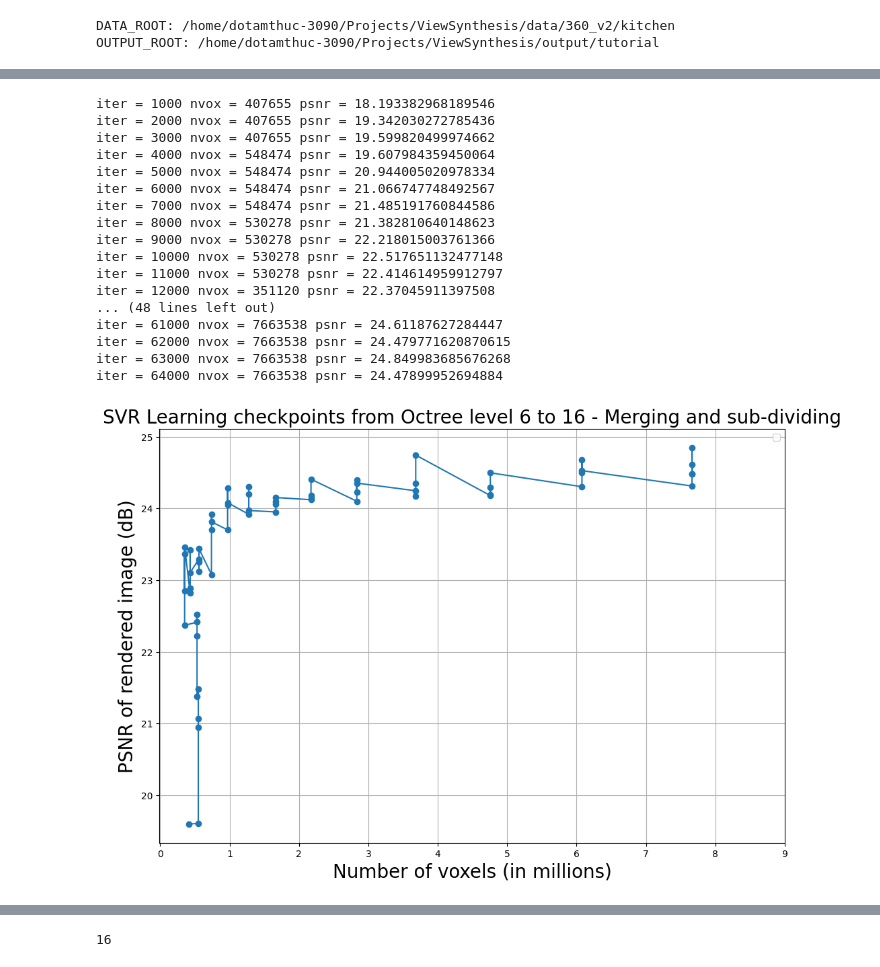
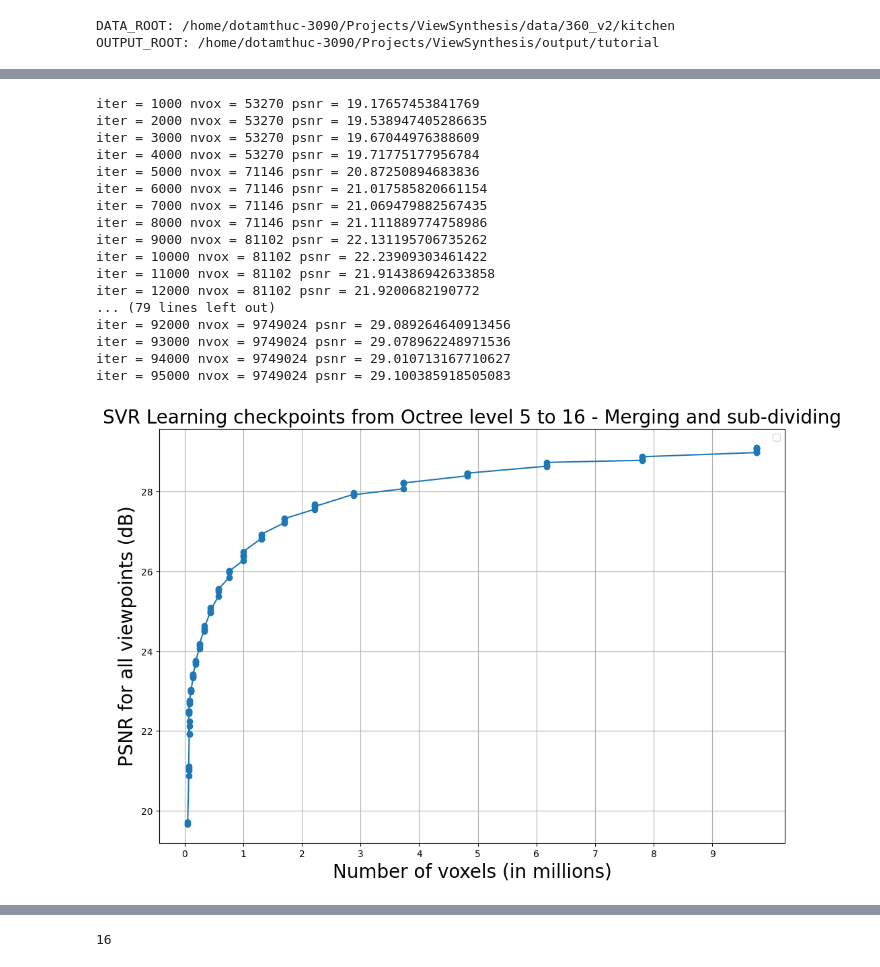
Before and after one commit to tamthuc1995/Differentiable3DPC-Decompression-and-Rendering, a Jupyter notebook: notebooks/003-learn-3D-scene.ipynb, the cells around one changed output, grey strips where cells are left out. Cells and saved outputs as stored; diff of their text form; code cells hidden in the pictures.

```diff
--- a/notebooks/003-learn-3D-scene.ipynb
+++ b/notebooks/003-learn-3D-scene.ipynb
@@ -90,10 +100,10 @@ voxel_model = SparseVoxelModel(
     n_samp_per_vox=3,
     sh_degree=0,
     ss=1.5,
-    white_background=True,
-    black_background=False,
+    white_background=False,
+    black_background=True,
 )
-voxel_model.load_iteration("/home/dotamthuc-3090/Projects/ViewSynthesis/result/kitchen-v03", 63999)
+voxel_model.load_iteration("/home/dotamthuc-3090/Projects/ViewSynthesis/result/kitchen-v03", 95000)
 voxel_model.freeze_vox_geo()
 # %%
 view = test_cams[0]
@@ -112,60 +122,69 @@ def im_tensor2np(x):
         x = x.moveaxis(0, -1)
     return x.clamp(0, 1).mul(255).cpu().numpy().astype(np.uint8)
 
-
+# Init voxel model
+voxel_model = SparseVoxelModel(
+    n_samp_per_vox=3,
+    sh_degree=0,
+    ss=1.5,
+    white_background=False,
+    black_background=True,
+)
 
 list_num_vox = []
 list_psnr = []
-list_iters = range(1000, 65000, 1000)
+list_iters = range(1000, 96000, 1000)
 list_imgs = []
-view = test_cams[0]
-img_true = im_tensor2np(view.image)
 
 for iter in list_iters:
-    voxel_model.load_iteration("/home/dotamthuc-3090/Projects/ViewSynthesis/result/kitchen-v02", iter)
+    voxel_model.load_iteration("/home/dotamthuc-3090/Projects/ViewSynthesis/result/kitchen-v03", iter-1)
     voxel_model.freeze_vox_geo()
-    render_pkg = voxel_model.render(view, output_depth=False, output_normal=False, output_T=False)
-    rendered_img = im_tensor2np(render_pkg['color'].detach())
-    list_imgs.append(rendered_img)
 
-    mse = np.square(img_true/255 - rendered_img/255).mean()
-    psnr = -10 * np.log10(mse)
+    list_mse = []
+    for view in test_cams:
+        render_pkg = voxel_model.render(view, output_depth=False, output_normal=False, output_T=False)
+        rendered_img = im_tensor2np(render_pkg['color'].detach())
+        img_true = im_tensor2np(view.image)
+        mse = np.square(img_true/255 - rendered_img/255).mean()
+        list_mse.append(mse)
+
+    psnr = -10 * np.log10(np.mean(list_mse))
     nvox = voxel_model.num_voxels
     list_psnr.append(psnr)
     list_num_vox.append(nvox)
     print(f"iter = {iter} nvox = {nvox} psnr = {psnr}")
 # %% [output]
-iter = 1000 nvox = 407655 psnr = 18.193382968189546
-iter = 2000 nvox = 407655 psnr = 19.342030272785436
-iter = 3000 nvox = 407655 psnr = 19.599820499974662
-iter = 4000 nvox = 548474 psnr = 19.607984359450064
-iter = 5000 nvox = 548474 psnr = 20.944005020978334
-iter = 6000 nvox = 548474 psnr = 21.066747748492567
-iter = 7000 nvox = 548474 psnr = 21.485191760844586
-iter = 8000 nvox = 530278 psnr = 21.382810640148623
-iter = 9000 nvox = 530278 psnr = 22.218015003761366
-iter = 10000 nvox = 530278 psnr = 22.517651132477148
-iter = 11000 nvox = 530278 psnr = 22.414614959912797
-iter = 12000 nvox = 351120 psnr = 22.37045911397508
-... (48 lines left out)
-iter = 61000 nvox = 7663538 psnr = 24.61187627284447
-iter = 62000 nvox = 7663538 psnr = 24.479771620870615
-iter = 63000 nvox = 7663538 psnr = 24.849983685676268
-iter = 64000 nvox = 7663538 psnr = 24.47899952694884
+iter = 1000 nvox = 53270 psnr = 19.17657453841769
+iter = 2000 nvox = 53270 psnr = 19.538947405286635
+iter = 3000 nvox = 53270 psnr = 19.67044976388609
+iter = 4000 nvox = 53270 psnr = 19.71775177956784
+iter = 5000 nvox = 71146 psnr = 20.87250894683836
+iter = 6000 nvox = 71146 psnr = 21.017585820661154
+iter = 7000 nvox = 71146 psnr = 21.069479882567435
+iter = 8000 nvox = 71146 psnr = 21.111889774758986
+iter = 9000 nvox = 81102 psnr = 22.131195706735262
+iter = 10000 nvox = 81102 psnr = 22.23909303461422
+iter = 11000 nvox = 81102 psnr = 21.914386942633858
+iter = 12000 nvox = 81102 psnr = 21.9200682190772
+... (79 lines left out)
+iter = 92000 nvox = 9749024 psnr = 29.089264640913456
+iter = 93000 nvox = 9749024 psnr = 29.078962248971536
+iter = 94000 nvox = 9749024 psnr = 29.010713167710627
+iter = 95000 nvox = 9749024 psnr = 29.100385918505083
 # %%
 fig, ax = plt.subplots(figsize=(12, 8))
 
 ax.plot(np.array(list_num_vox[2:])/1e6, list_psnr[2:], "o-")
-ax.set_ylabel("PSNR of rendered image (dB)", fontsize=20)
+ax.set_ylabel("PSNR for all viewpoints (dB)", fontsize=20)
 ax.set_xlabel("Number of voxels (in millions)", fontsize=20)
 ax.set_xticks([0, 1, 2, 3, 4, 5, 6, 7, 8, 9])
 
-plt.title("SVR Learning checkpoints from Octree level 6 to 16 - Merging and sub-dividing", fontsize=20)
+plt.title("SVR Learning checkpoints from Octree level 5 to 16 - Merging and sub-dividing", fontsize=20)
 plt.legend()
 plt.grid(True)
 plt.show()
 # %% [output]
-[figure, old version]
+[figure, new version]
 # %%
 def im_tensor2np(x):
     if x.shape[0] == 1:
```
Also changed, not shown: parts of 7 cells of this notebook, 4 other files.
